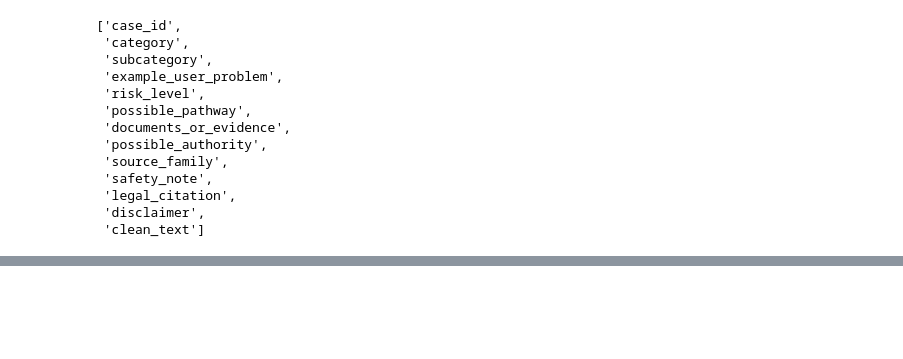
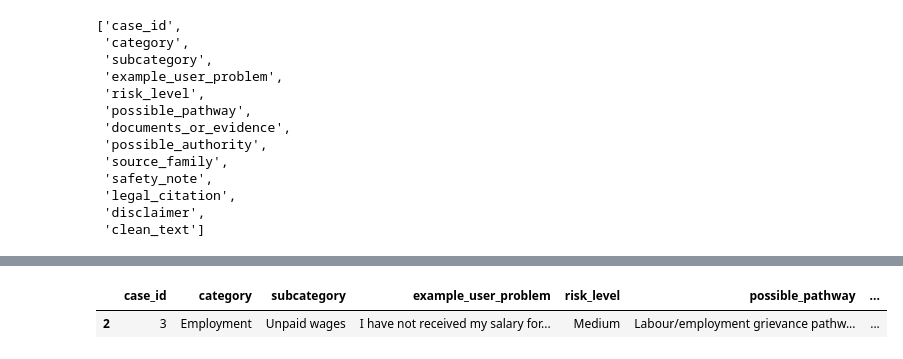
Before and after one commit to bibiayesha2953-bot/legal-triage, a Jupyter notebook: legal triage.ipynb, the cells around one changed output, grey strips where cells are left out. Saved outputs shown, nothing was run; the diff lists cells and outputs as text; code cells hidden in the pictures; blank space fills up the shorter version.

```diff
--- a/legal triage.ipynb
+++ b/legal triage.ipynb
@@ -103,0 +175,16 @@ Name: clean_text, Length: 107, dtype: str
+# %%
+retrieval_vectorizer = TfidfVectorizer(ngram_range=(1, 2))
+retrieval_matrix = retrieval_vectorizer.fit_transform(df["clean_text"])
+# %%
+def find_similar_case(user_text, top_k=1):
+    cleaned = clean_text(user_text)
+    query_vec = retrieval_vectorizer.transform([cleaned])
+    sims = cosine_similarity(query_vec, retrieval_matrix)[0]
+    top_idx = sims.argsort()[::-1][:top_k]
+    return df.iloc[top_idx]
+
+# quick test
+find_similar_case("my boss hasn't paid me in two months")
+# %% [output]
+|  | case_id | category | subcategory | example_user_problem | risk_level | possible_pathway | ... |
+| 2 | 3 | Employment | Unpaid wages | I have not received my salary for... | Medium | Labour/employment grievance pathw... | ... |
```
Also changed, not shown: parts of 16 cells of this notebook, 3 other files.
